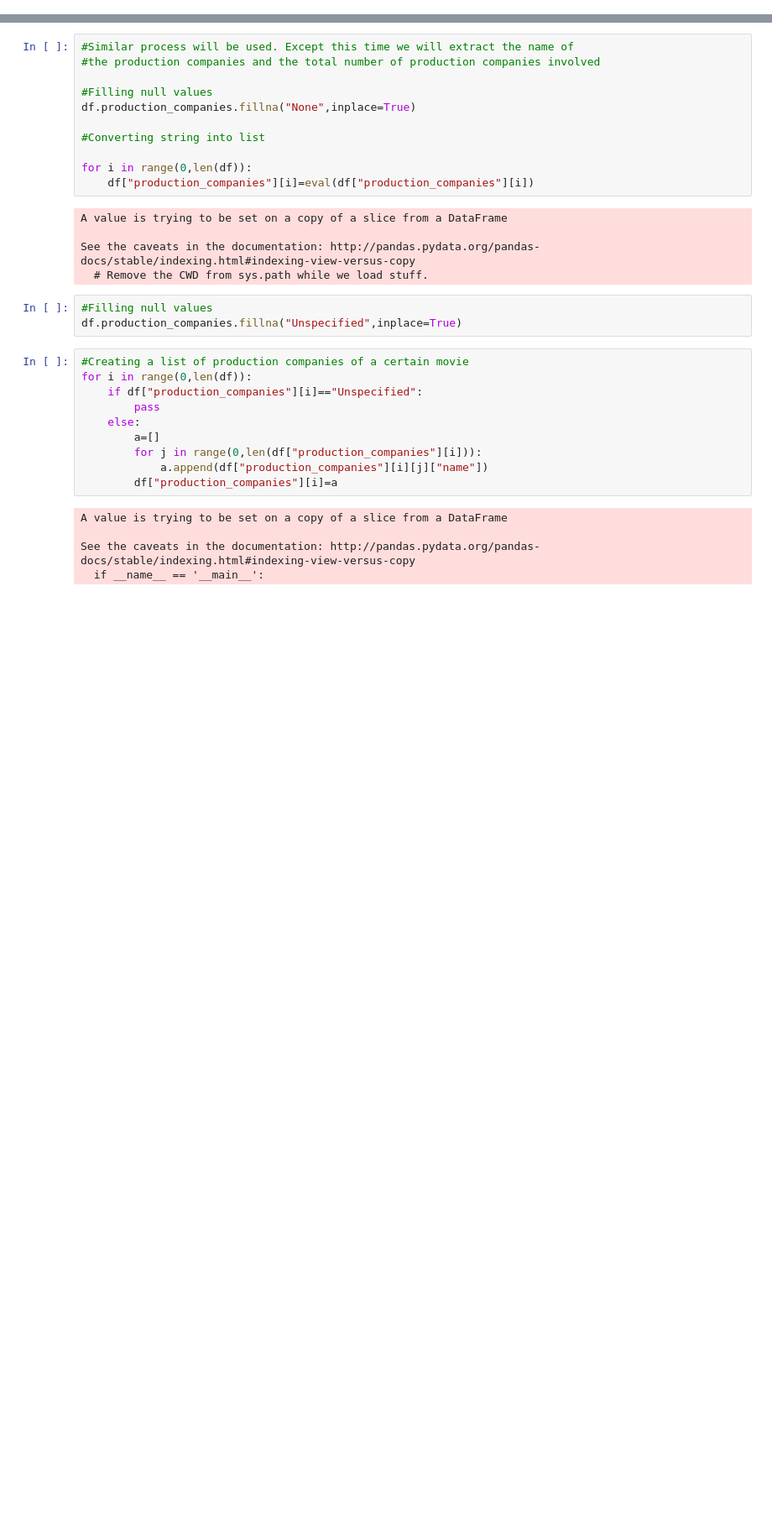
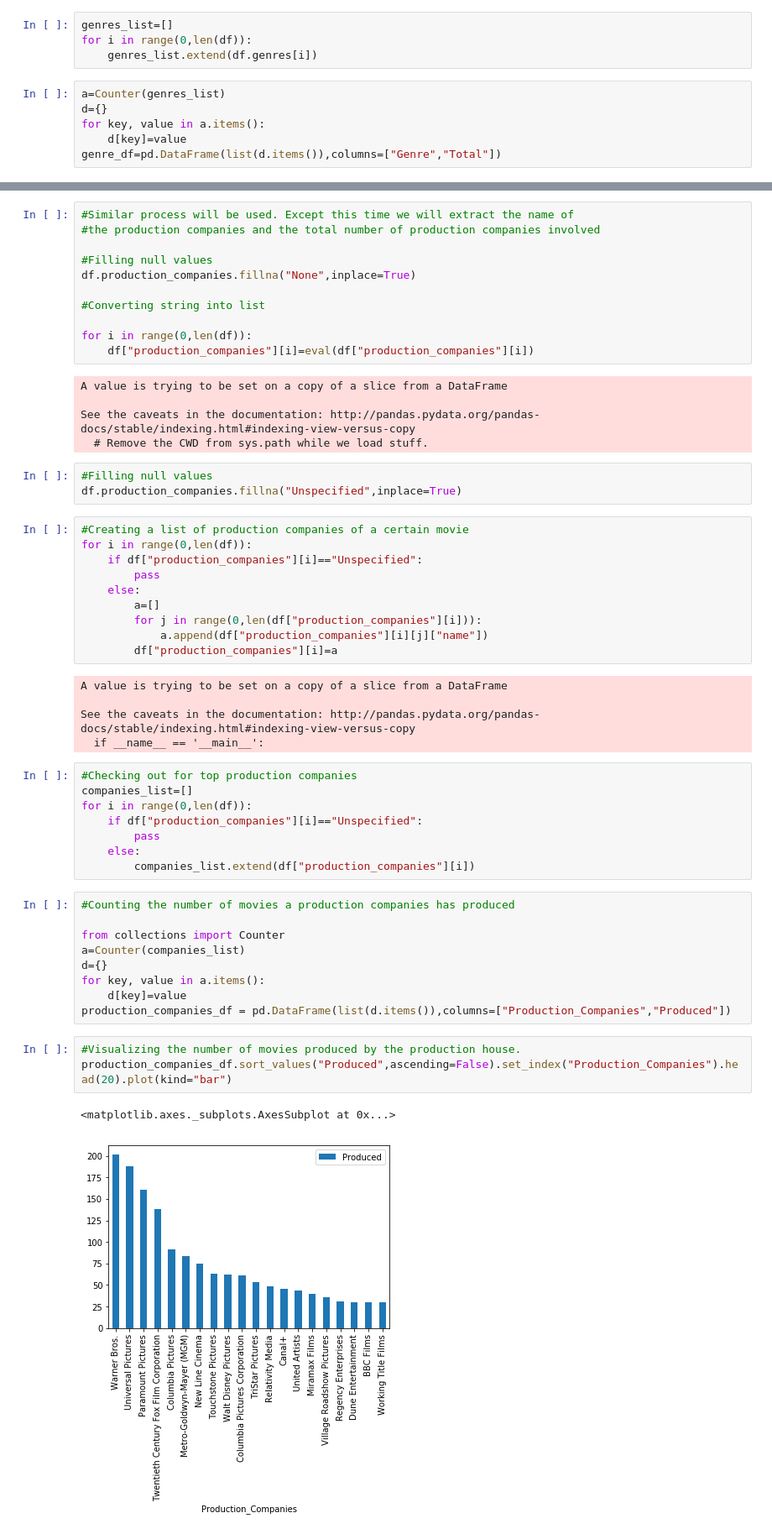
Before and after one commit to contact1003/kaggle_competetion, a Jupyter notebook: EDA.ipynb, the cells around one changed output, grey strips where cells are left out. Shown: that part at 84% size. Saved outputs shown, nothing was run; the diff lists cells and outputs as text; blank space fills up the shorter version.

```diff
--- a/EDA.ipynb
+++ b/EDA.ipynb
@@ -169,3 +169,13 @@ df.at[2900,"genres"]=["Fanatsy","Mystery","Drama"]
 df["number_genre"]=len(df["genres"])
 # %%
 df.drop("number_genre",axis=1,inplace=True)
+# %%
+genres_list=[]
+for i in range(0,len(df)):
+    genres_list.extend(df.genres[i])
+# %%
+a=Counter(genres_list)
+d={}
+for key, value in a.items():
+    d[key]=value
+genre_df=pd.DataFrame(list(d.items()),columns=["Genre","Total"])
@@ -205,3 +235,26 @@ A value is trying to be set on a copy of a slice from a DataFrame
 
 See the caveats in the documentation: http://pandas.pydata.org/pandas-docs/stable/indexing.html#indexing-view-versus-copy
   if __name__ == '__main__':
+# %%
+#Checking out for top production companies
+companies_list=[]
+for i in range(0,len(df)):
+    if df["production_companies"][i]=="Unspecified":
+        pass
+    else:
+        companies_list.extend(df["production_companies"][i])
+# %%
+#Counting the number of movies a production companies has produced
+
+from collections import Counter
+a=Counter(companies_list)
+d={}
+for key, value in a.items():
+    d[key]=value
+production_companies_df = pd.DataFrame(list(d.items()),columns=["Production_Companies","Produced"])
+# %%
+#Visualizing the number of movies produced by the production house.
+production_companies_df.sort_values("Produced",ascending=False).set_index("Production_Companies").head(20).plot(kind="bar")
+# %% [output]
+<matplotlib.axes._subplots.AxesSubplot at 0x...>
+[figure, added]
```
Also changed, not shown: parts of 35 cells of this notebook, 2 other files.
